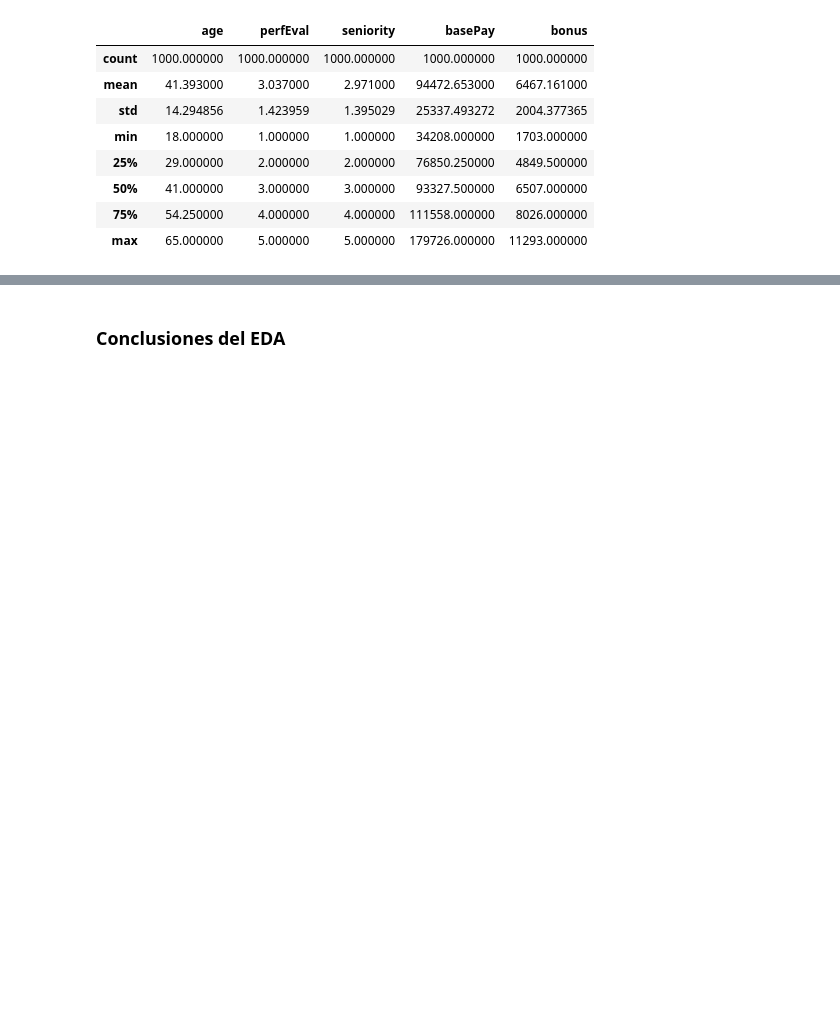
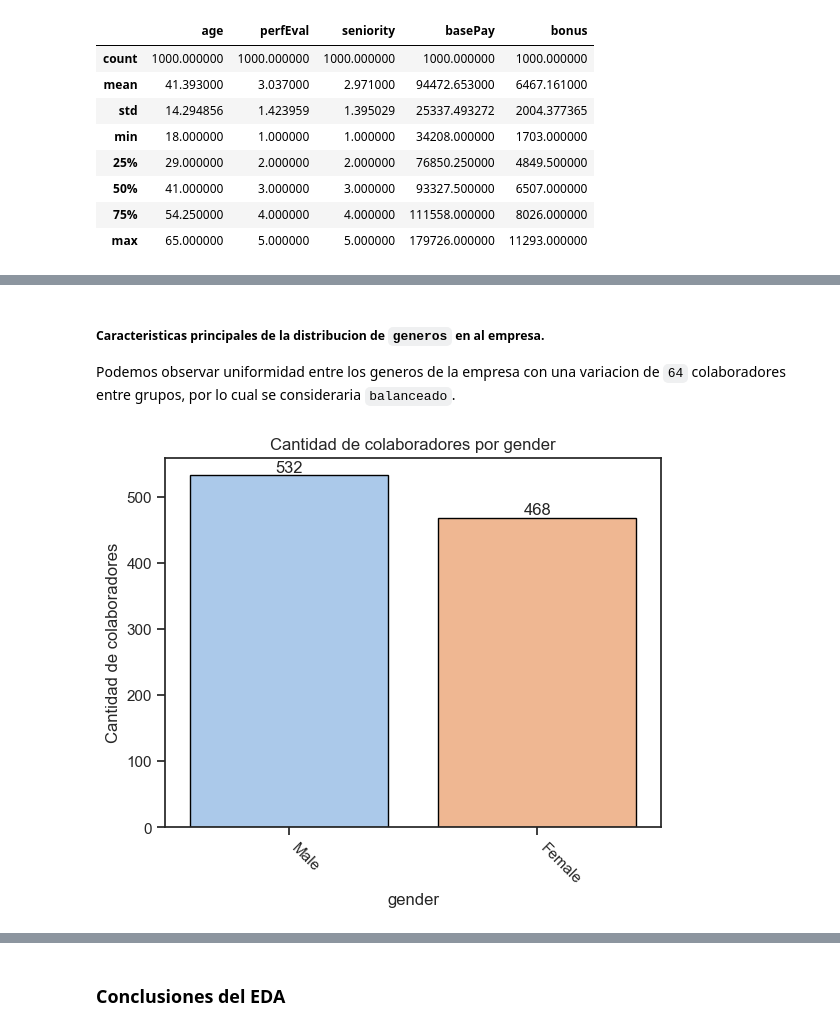
Before and after one commit to MarinZav/MCS, a Jupyter notebook: 99_prueba_tecnica_mle/analisis_exploratorio_de_datos.ipynb, the cells around one changed output, grey strips where cells are left out. Cells and saved outputs as stored; diff of their text form; code cells hidden in the pictures; blank space fills up the shorter version.

```diff
--- a/99_prueba_tecnica_mle/analisis_exploratorio_de_datos.ipynb
+++ b/99_prueba_tecnica_mle/analisis_exploratorio_de_datos.ipynb
@@ -473,0 +283,8 @@ sns.pairplot(data=data, hue="gender")
+# %% [markdown]
+##### Caracteristicas principales de la distribucion de `generos` en al empresa.
+
+Podemos observar uniformidad entre los generos de la empresa con una variacion de `64` colaboradores entre grupos, por lo cual se consideraria `balanceado`.
+# %%
+barras('gender',contraste)
+# %% [output]
+[figure, added]
```
Also changed, not shown: parts of 68 cells of this notebook, 5 other files.
